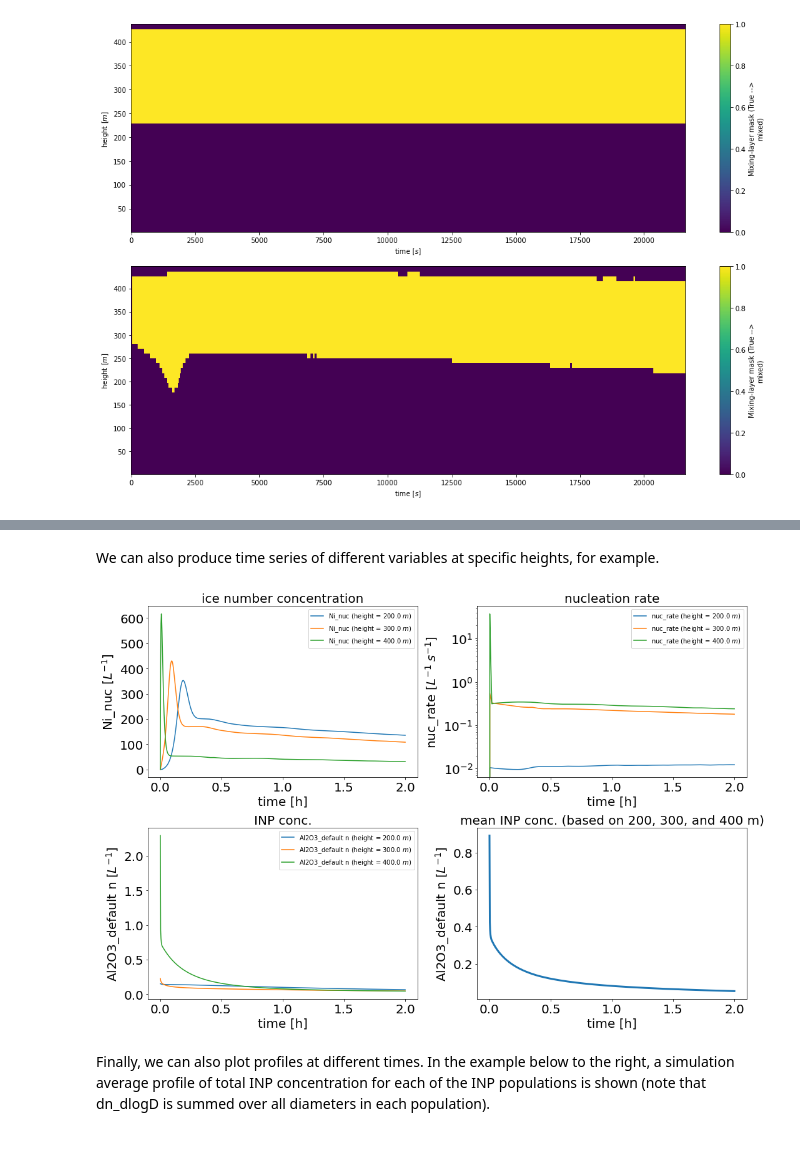
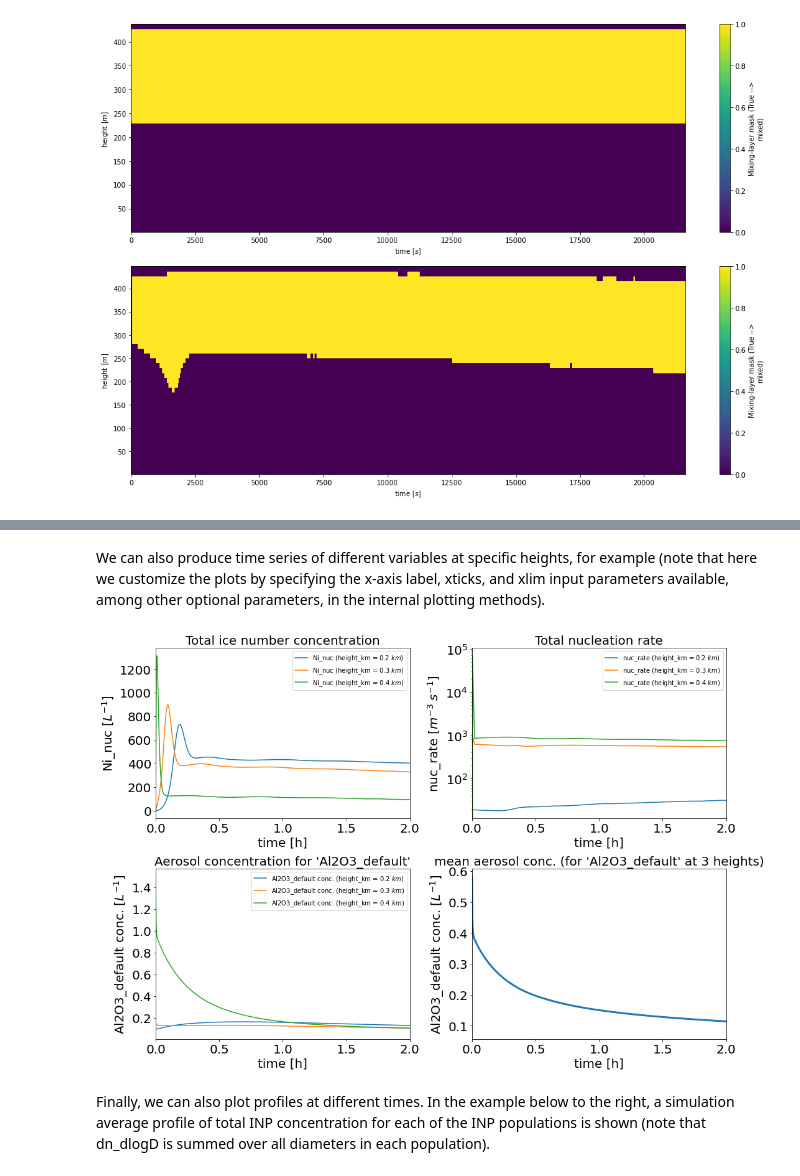
Before and after one commit to open-atmos/AC-1D, a Jupyter notebook: doc/source/Example.ipynb, the cells around one changed output, grey strips where cells are left out. Saved outputs shown, nothing was run; the diff lists cells and outputs as text; code cells hidden in the pictures; blank space fills up the shorter version.

Commit message:
Comprehensive update of the example notebook with all recent features. Updated documentation.

```diff
--- a/doc/source/Example.ipynb
+++ b/doc/source/Example.ipynb
@@ -182,18 +360,18 @@ Here, our mixed layer goes from the surface up to cloud top (note that "ql_cbh"
 from init_model import ci_model
 import numpy as np
 
-model = ci_model(final_t=3600*2,                               # 1D model simulation time
+model = ci_model(final_t=3600*4,                               # 1D model simulation time
                  delta_t=10,                                   # ∆t in s
                  use_ABIFM=True,                               # True - ABIFM, False - singular
                  t_averaged_les=False,                         # True - time-averaged LES, False - LES evolution informs 1d model
                  custom_vert_grid=np.arange(0., 500.+1., 10.), # None - use LES vertical grid, np.ndarray - custom vertical grid
                  w_e_ent=0.1e-3,                               # cloud-top entrainment value or time series
-                 mixing_bounds=(0, "ql_cbh"),                  # Mixing layer bounds (base, top) in m ("ql_cbh" for cloud base/top)
-                 entrain_from_cth=True,                        # True - from cloud top, False domain top (infinite source)
+                 mixing_bounds=(0, "ql_thresh"),               # Mixing layer bounds (base, top) in m ("ql_thresh" for cloud base/top)
+                 deplete_entrained=True,                       # True - deplete aerosol from top, False -infinite (subsidising) entrainment source
                  tau_mix=1800.,                                # Mixing time scale value or time series
                  v_f_ice=0.3,                                  # number-weighted fall velocity (value, t-series, or curtain)
-                 in_cld_q_thresh=1e-3,                         # mixing ratio threshold for determining a cloud [g/kg]
-                 aer_info=[{"name": "Illite_mono",             # INP population #1 properties
+                 in_cld_q_thresh=1e-6,                         # mixing ratio threshold for determining a cloud [kg/kg]
+                 aer_info=[{"name": "Illite_mono",             # Aerosol population #1 properties
                             "n_init_max": 2.,
                             "psd": {"type": "mono",
                                    "diam": 1.},
@@ -201,7 +379,7 @@ model = ci_model(final_t=3600*2,                               # 1D model simula
                             "n_init_weight_prof":
                             {"height": np.array([0, 100, 150, 200, 500]),
                             "weight": np.array([0.8, 1., 1., 0.2, 0.1])}},
-                           {"name": "Kaolinite",               # INP population #2 properties
+                           {"name": "Kaolinite",               # Aerosol population #2 properties
                             "n_init_max": 1.5,
                             "psd": {"type": "logn",
                                     "diam_mean": 0.8,
@@ -210,14 +388,14 @@ model = ci_model(final_t=3600*2,                               # 1D model simula
                                     "diam_min": 0.05,
                                     "m_ratio": 1.5},
                             "nucleus_type": "Kaolinite"},
-                           {"name": "Al2O3_default",            # INP population #3 properties
+                           {"name": "Al2O3_default",            # Aerosol population #3 properties
                             "n_init_max": 1.5,
                             "psd": {"type": "default"},
                             "nucleus_type": "Al2O3",
                             "n_init_weight_prof":
                             {"height": np.array([0, 300, 350, 400, 500]),
                             "weight": np.array([0., 0.1, 1.0, 1.0, 0.1])}},
-                           {"name": "DesertDust",               # INP population #4 properties
+                           {"name": "DesertDust",               # Aerosol population #4 properties
                             "n_init_max": [4329777, 640],
                             "psd": {"type": "multi_logn",
                                     "diam_mean": [0.0744, 2.251],
@@ -226,7 +404,7 @@ model = ci_model(final_t=3600*2,                               # 1D model simula
                                     "diam_min": (0.014, 20),
                                     "m_ratio": 1.5},
                             "nucleus_type": "Desert Dust"},
-                           {"name": "Al2O3_custom",            # INP population #5 properties
+                           {"name": "Al2O3_custom",            # Aerosol population #5 properties
                             "n_init_max": 1,
                             "psd": {"type": "custom",
                                     "diam": [0.1, 0.3, 1., 2., 10.],
@@ -238,7 +416,9 @@ model = ci_model(final_t=3600*2,                               # 1D model simula
                  les_out_filename=None,                        # filename of LES sounding file to inform the model
                  t_harvest=(0, 3600*6),                        # time(s) to harvest from the LES model output
                  height_ind_2crop=600.,                        # height indices or vals for LES cropping ("ql_pbl": use ql thresh)
-                 cbh_det_method="ql_cbh",                      # Method to detect cloud base (currently, only with a ql thresh)
+                 cbh_det_method="ql_thresh",                   # Method to detect cloud base (currently, only with a ql thresh)
+                 input_conc_units="L^{-1}",                    # Specify alternative input concentartion units
+                 input_diam_units="um",                        # Specify alternative input diameter units
                  do_entrain=True,                              # do entrainment in model run
                  do_mix_aer=True,                              # do aerosol mixing in model run
                  do_mix_ice=True,                              # do ice mixing in model run
@@ -280,16 +480,16 @@ ax[1,1], cb["sub3"] = model.plot.curtain(model, ax=ax[1,1], which_pop="Al2O3_def
 # %% [markdown]
-We can also produce time series of different variables at specific heights, for example.
+We can also produce time series of different variables at specific heights, for example (note that here we customize the plots by specifying the x-axis label, xticks, and xlim input parameters available, among other optional parameters, in the internal plotting methods).
 # %%
-cb = {}
 xticks = np.linspace(0, 2, 5)
-Height=[200., 300., 400.]
+XLim = [0, 2]
+Height=[0.2, 0.3, 0.4]
 fig, ax = model.plot.generate_figure(subplot_shape=(2,2))
-ax[0,0] = model.plot.tseries(model, ax=ax[0,0], font_size=20, field_to_plot="Ni_nuc", Height=Height, xlabel="time [h]", xtick=xticks*3600, xticklabel=xticks, Height_dim_treat=None, title="ice number concentration")
-ax[0,1] = model.plot.tseries(model, ax=ax[0,1], font_size=20, field_to_plot="nuc_rate", Height=Height, xlabel="time [h]", xtick=xticks*3600, xticklabel=xticks, yscale="log", Height_dim_treat=None, title="nucleation rate")
-ax[1,0] = model.plot.tseries(model, ax=ax[1,0], which_pop="Al2O3_default", Height=Height, font_size=20, xlabel="time [h]", xtick=xticks*3600, xticklabel=xticks, Height_dim_treat=None, title="INP conc.")
-ax[1,1] = model.plot.tseries(model, ax=ax[1,1], which_pop="Al2O3_default", Height=Height, font_size=20, xlabel="time [h]", xtick=xticks*3600, xticklabel=xticks, linewidth=3, title="mean INP conc. (based on 200, 300, and 400 m)")
+ax[0,0] = model.plot.tseries(model, ax=ax[0,0], font_size=20, field_to_plot="Ni_nuc", Height=Height, xlabel="time [h]", xtick=xticks, xlim=XLim, Height_dim_treat=None, title="Total ice number concentration")
+ax[0,1] = model.plot.tseries(model, ax=ax[0,1], font_size=20, field_to_plot="nuc_rate", Height=Height, xlabel="time [h]", xtick=xticks, xlim=XLim, yscale="log", Height_dim_treat=None, title="Total nucleation rate")
+ax[1,0] = model.plot.tseries(model, ax=ax[1,0], which_pop="Al2O3_default", Height=Height, font_size=20, xlabel="time [h]", xtick=xticks, xlim=XLim, Height_dim_treat=None, title="Aerosol concentration for 'Al2O3_default'")
+ax[1,1] = model.plot.tseries(model, ax=ax[1,1], which_pop="Al2O3_default", Height=Height, font_size=20, xlabel="time [h]", xtick=xticks, xlim=XLim, linewidth=3, title="mean aerosol conc. (for 'Al2O3_default' at 3 heights)")
 # %% [output]
-[figure, old version]
+[figure, new version]
 # %% [markdown]
 Finally, we can also plot profiles at different times. In the example below to the right, a simulation average profile of total INP concentration for each of the INP populations is shown (note that dn_dlogD is summed over all diameters in each population).
 # %%
```
Also changed, not shown: parts of 21 cells of this notebook, 38 other files.
